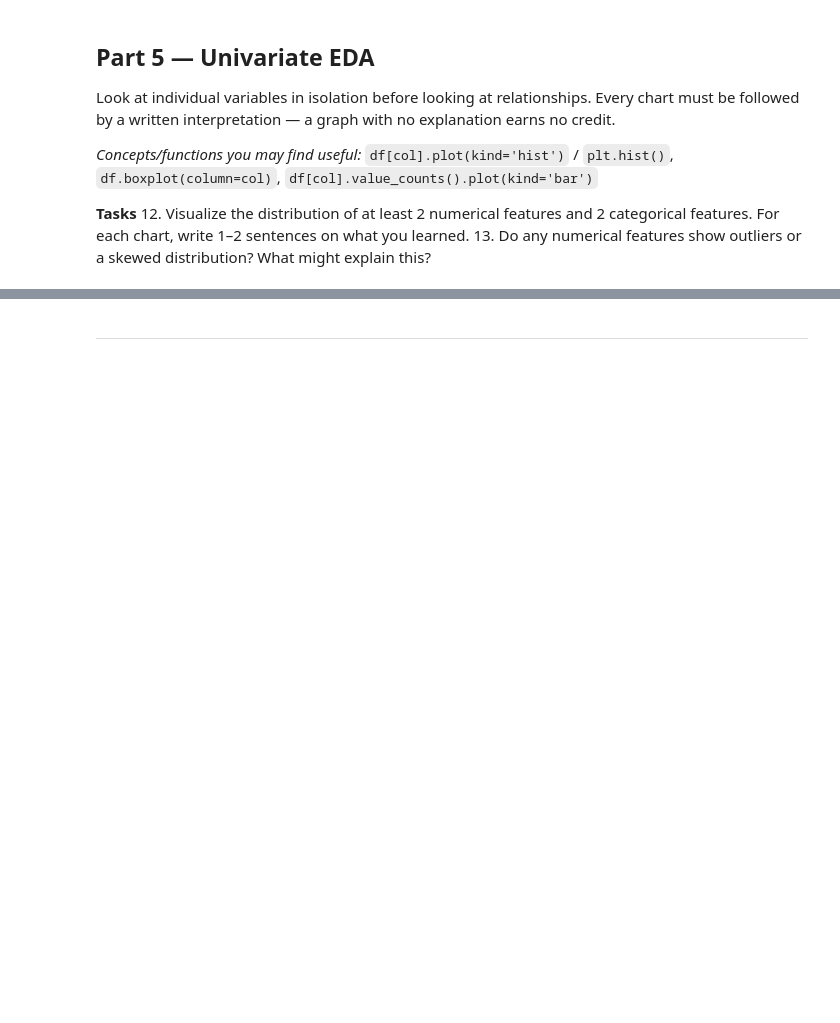
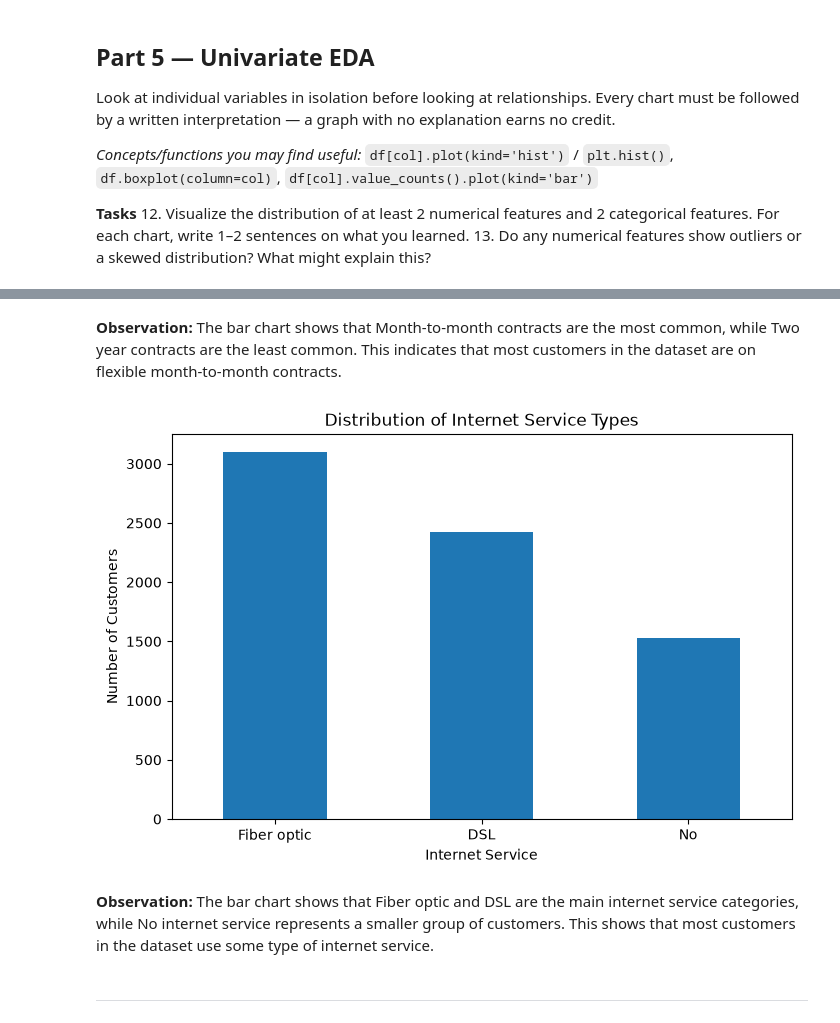
Before and after one commit to arshadalikhokhar05-sketch/machine-learning-data-preprocessing-lab, a Jupyter notebook: Lab2_Data_Cleaning_EDA_Template.ipynb, the cells around one changed output, grey strips where cells are left out. Saved outputs shown, nothing was run; the diff lists cells and outputs as text; code cells hidden in the pictures; blank space fills up the shorter version.

```diff
--- a/Lab2_Data_Cleaning_EDA_Template.ipynb
+++ b/Lab2_Data_Cleaning_EDA_Template.ipynb
@@ -372,3 +389,18 @@ _(your answer here)_
+# %% [markdown]
+**Observation:** The bar chart shows that Month-to-month contracts are the most common, while Two year contracts are the least common. This indicates that most customers in the dataset are on flexible month-to-month contracts.
+# %%
+# Task 12 — categorical feature 2: distribution plot
+plt.figure(figsize=(8, 5))
+clean_df["InternetService"].value_counts().plot(kind="bar")
+plt.xlabel("Internet Service")
+plt.ylabel("Number of Customers")
+plt.title("Distribution of Internet Service Types")
+plt.xticks(rotation=0)
+plt.show()
+# %% [output]
+[figure, added]
+# %% [markdown]
+**Observation:** The bar chart shows that Fiber optic and DSL are the main internet service categories, while No internet service represents a smaller group of customers. This shows that most customers in the dataset use some type of internet service.
 # %% [markdown]
 ---
 # %% [markdown]
```
Also changed, not shown: parts of 13 cells of this notebook.
